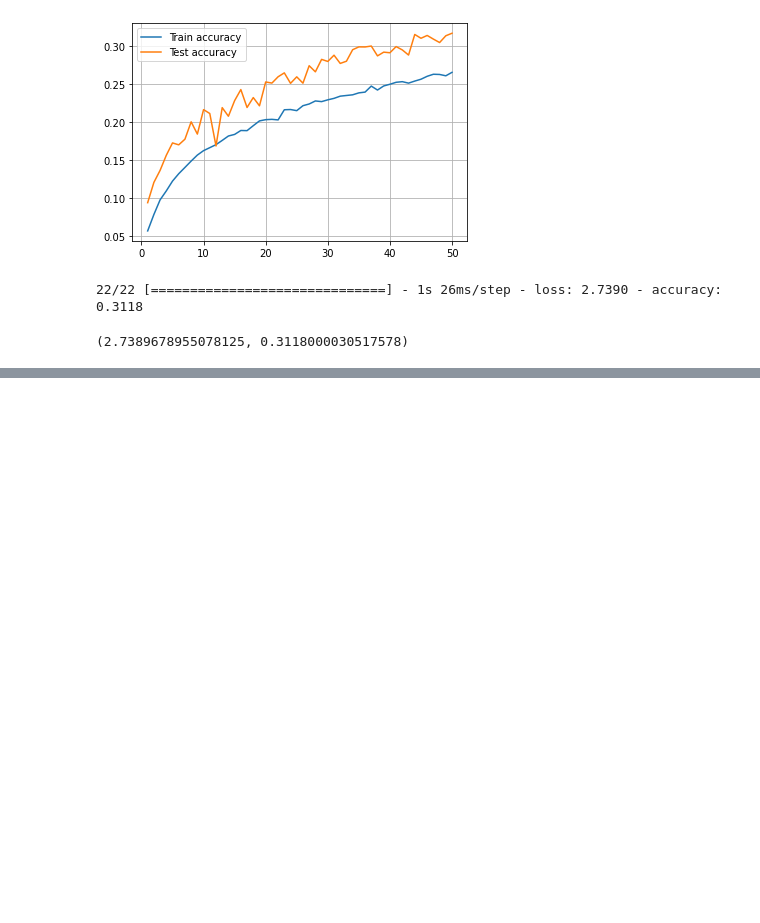
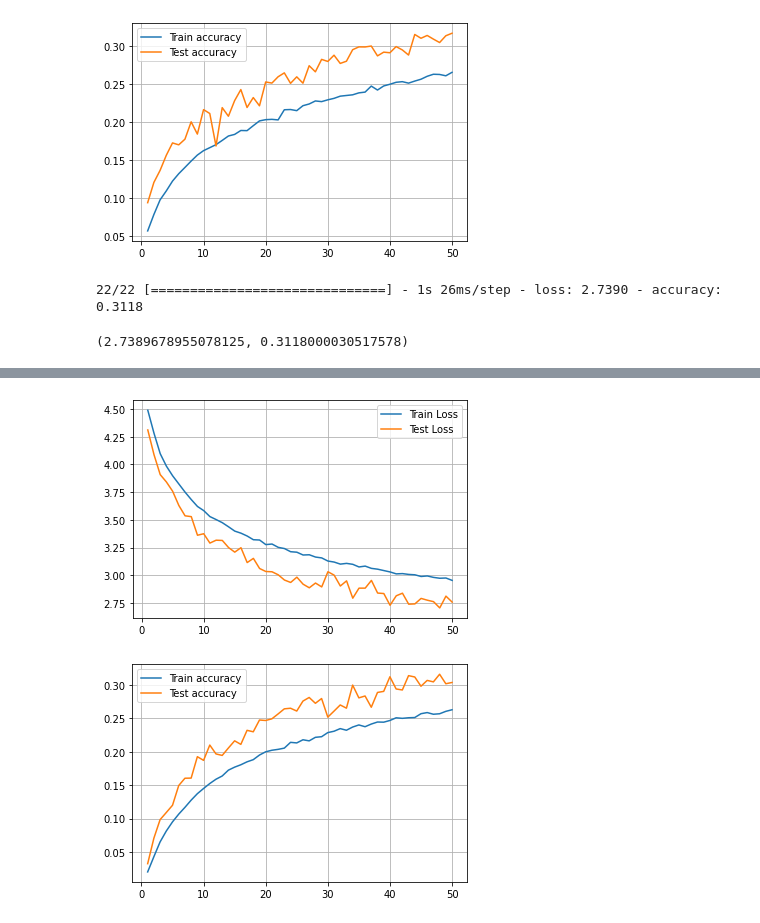
Before and after one commit to Seungeun-Song/Study-for-K-Digital-AI-developer, a Jupyter notebook: Practice/21_03_23_오류_연습3.ipynb, the cells around one changed output, grey strips where cells are left out. Cells and saved outputs as stored; diff of their text form; code cells hidden in the pictures; blank space fills up the shorter version.

```diff
--- a/Practice/21_03_23_오류_연습3.ipynb
+++ b/Practice/21_03_23_오류_연습3.ipynb
@@ -157,0 +199,23 @@ loss, accuracy
+# %%
+
+from keras import layers, models
+
+model = models.Sequential()
+model.add(layers.Conv2D(32, (3,3), activation='relu', input_shape=(32, 32, 3)))
+model.add(layers.MaxPool2D((2,2)))
+model.add(layers.Conv2D(64, (3,3), activation='relu'))
+#model.add(layers.MaxPool2D((2,2)))
+model.add(layers.Conv2D(128, (3,3), activation='relu'))
+model.add(layers.MaxPool2D((2,2)))
+model.add(layers.Conv2D(128, (3,3), activation='relu'))
+
+model.add(layers.Flatten())
+model.add(layers.Dense(units=512, activation='relu'))
+model.add(layers.Dropout(0.5))
+model.add(layers.Dense(units=100, activation='softmax'))
+
+model.summary()
+
+model.compile(loss = 'categorical_crossentropy',
+              optimizer = 'adam',
+              metrics = ['accuracy'])
@@ -157,0 +240,5 @@ loss, accuracy
+# %%
+%%time
+Hist = model.fit(train_generator, steps_per_epoch=40 ,
+                       epochs = 50,
+                       validation_data=valid_generator, validation_steps=10)
@@ -157,0 +263,19 @@ loss, accuracy
+# %%
+import matplotlib.pyplot as plt
+
+epochs = range(1, len(Hist.history['loss'])+1)
+
+plt.plot(epochs, Hist.history['loss'])
+plt.plot(epochs, Hist.history['val_loss'])
+plt.legend(['Train Loss', 'Test Loss'])
+plt.grid()
+plt.show()
+
+plt.plot(epochs, Hist.history['accuracy'])
+plt.plot(epochs, Hist.history['val_accuracy'])
+plt.legend(['Train accuracy', 'Test accuracy'])
+plt.grid()
+plt.show()
+# %% [output]
+[figure, added]
+[figure, added]
```
Also changed, not shown: parts of 11 cells of this notebook.
